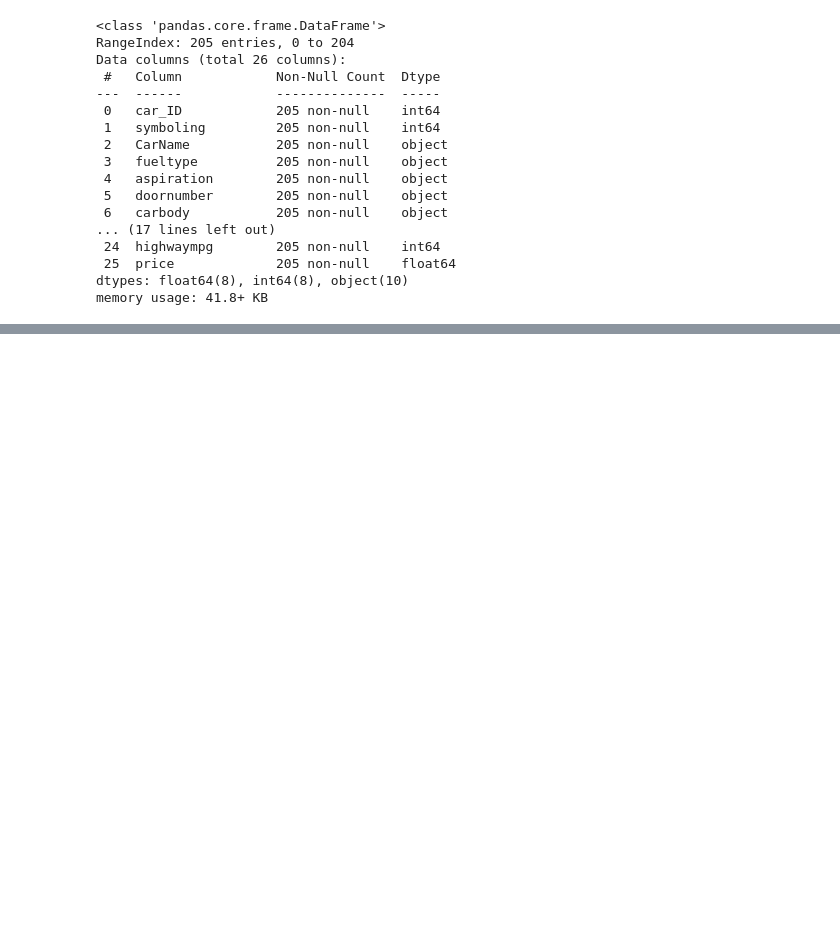
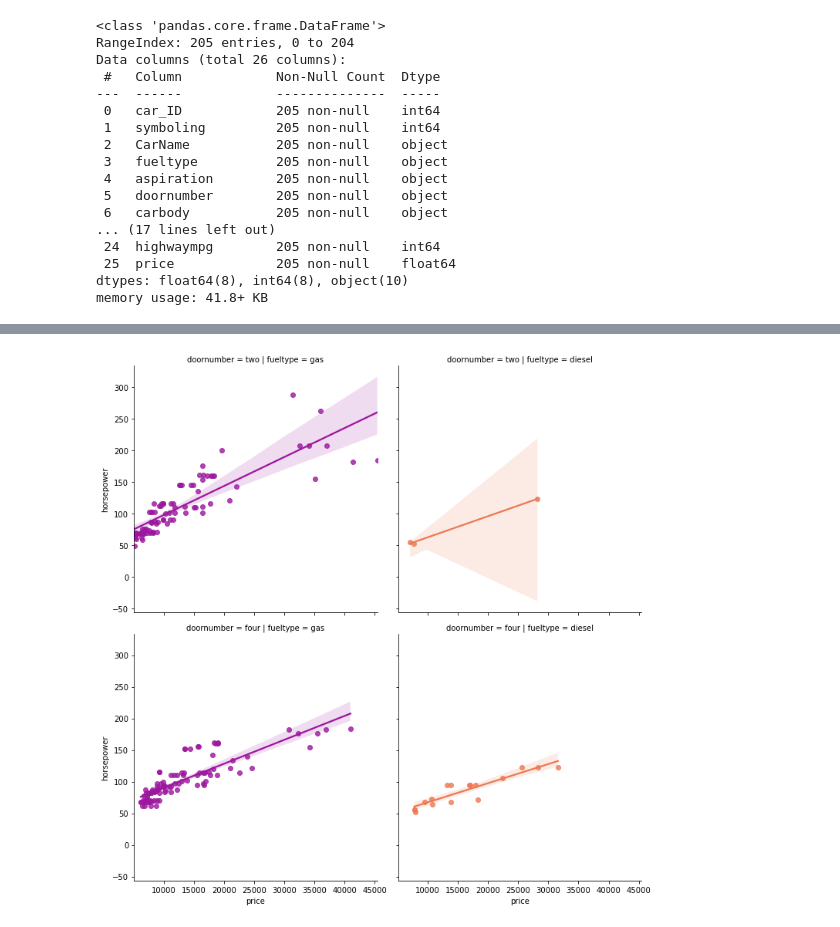
Before and after one commit to ZainahAlshehri/Car_Price_Predictions, a Jupyter notebook: car_price_predict.ipynb, the cells around one changed output, grey strips where cells are left out. Cells and saved outputs as stored; diff of their text form; code cells hidden in the pictures; blank space fills up the shorter version.

```diff
--- a/car_price_predict.ipynb
+++ b/car_price_predict.ipynb
@@ -123,7 +184,7 @@ cormatrix.head(10)
 # %%
 sns.lmplot('price', 'horsepower', mydata,
            hue = 'fueltype', col = 'fueltype',  row = 'doornumber',
-           palette = "dark:salmon_r",
+           palette = 'plasma',
            fit_reg = True);
-#sns.color_palette("rocket")
-plt.savefig('price.png',transparent=True);
+# %% [output]
+[figure, added]
```
Also changed, not shown: parts of 134 cells of this notebook.
